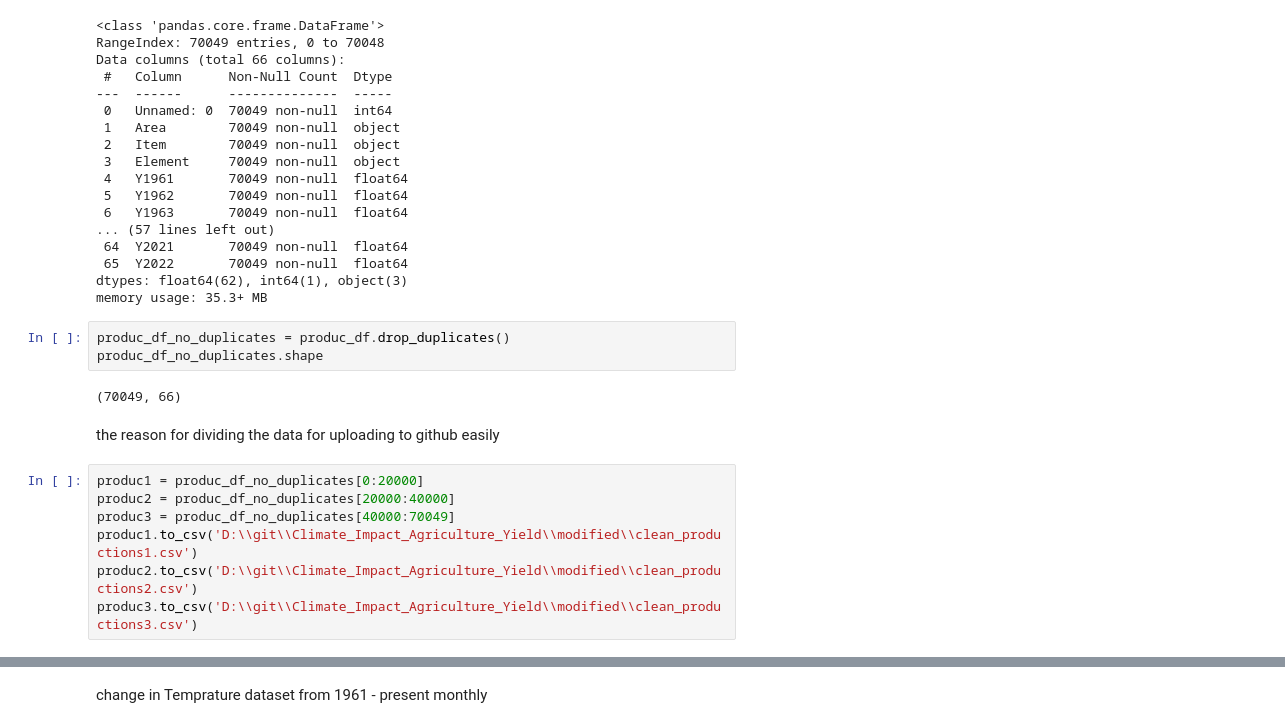
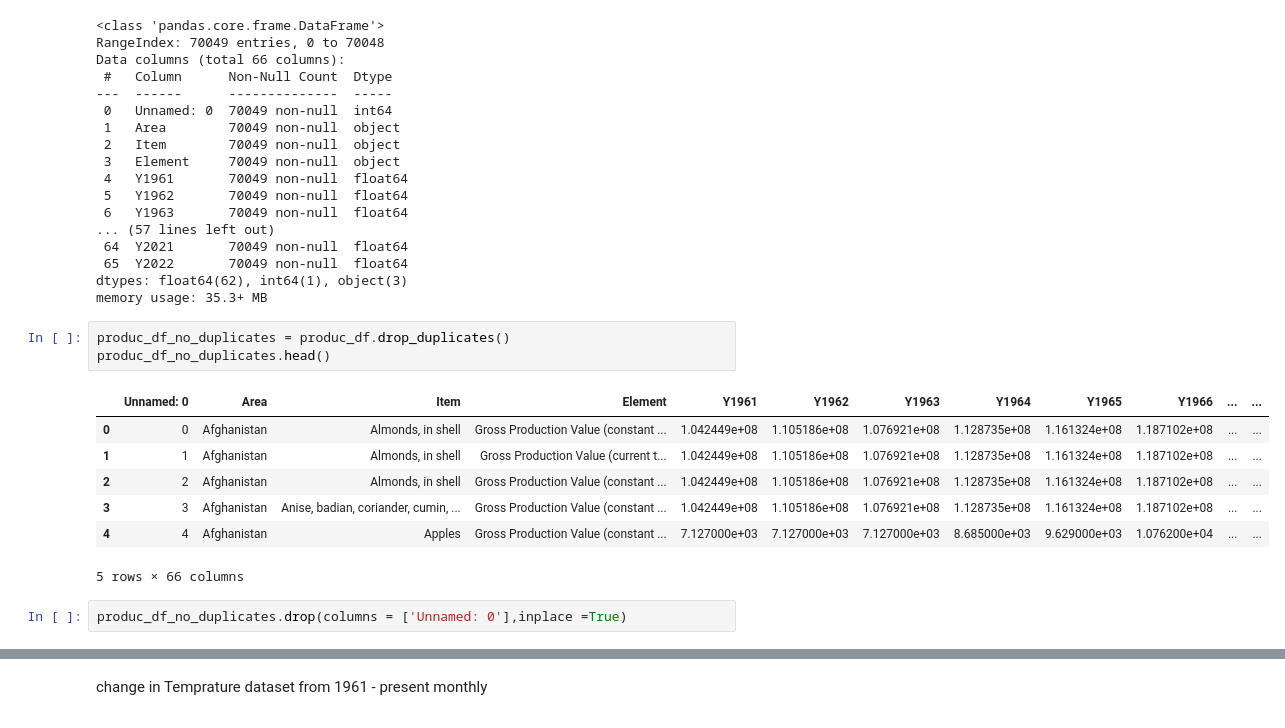
Before and after one commit to aymanezz/Climate_Impact_Agriculture_Yield, a Jupyter notebook: notebooks/loading_clean.ipynb, the cells around one changed output, grey strips where cells are left out. Cells and saved outputs as stored; diff of their text form.

Commit message:
modify cleaning Data

```diff
--- a/notebooks/loading_clean.ipynb
+++ b/notebooks/loading_clean.ipynb
@@ -77,15 +77,14 @@ dtypes: float64(62), int64(1), object(3)
 memory usage: 35.3+ MB
 # %%
 produc_df_no_duplicates = produc_df.drop_duplicates()
-produc_df_no_duplicates.shape
+produc_df_no_duplicates.head()
 # %% [output]
+|  | Unnamed: 0 | Area | Item | Element | Y1961 | Y1962 | Y1963 | Y1964 | Y1965 | Y1966 | ... | ... |
+| 0 | 0 | Afghanistan | Almonds, in shell | Gross Production Value (constant ... | 1.042449e+08 | 1.105186e+08 | 1.076921e+08 | 1.128735e+08 | 1.161324e+08 | 1.187102e+08 | ... | ... |
+| 1 | 1 | Afghanistan | Almonds, in shell | Gross Production Value (current t... | 1.042449e+08 | 1.105186e+08 | 1.076921e+08 | 1.128735e+08 | 1.161324e+08 | 1.187102e+08 | ... | ... |
+| 2 | 2 | Afghanistan | Almonds, in shell | Gross Production Value (constant ... | 1.042449e+08 | 1.105186e+08 | 1.076921e+08 | 1.128735e+08 | 1.161324e+08 | 1.187102e+08 | ... | ... |
+| 3 | 3 | Afghanistan | Anise, badian, coriander, cumin, ... | Gross Production Value (constant ... | 1.042449e+08 | 1.105186e+08 | 1.076921e+08 | 1.128735e+08 | 1.161324e+08 | 1.187102e+08 | ... | ... |
+| 4 | 4 | Afghanistan | Apples | Gross Production Value (constant ... | 7.127000e+03 | 7.127000e+03 | 7.127000e+03 | 8.685000e+03 | 9.629000e+03 | 1.076200e+04 | ... | ... |
-(70049, 66)
+5 rows × 66 columns
-# %% [markdown]
-the reason for dividing the data for uploading to github easily
-# %%
-produc1 = produc_df_no_duplicates[0:20000]
-produc2 = produc_df_no_duplicates[20000:40000]
-produc3 = produc_df_no_duplicates[40000:70049]
-produc1.to_csv('D:\\git\\Climate_Impact_Agriculture_Yield\\modified\\clean_productions1.csv')
-produc2.to_csv('D:\\git\\Climate_Impact_Agriculture_Yield\\modified\\clean_productions2.csv')
-produc3.to_csv('D:\\git\\Climate_Impact_Agriculture_Yield\\modified\\clean_productions3.csv')
+# %%
+produc_df_no_duplicates.drop(columns = ['Unnamed: 0'],inplace =True)
```
Also changed, not shown: parts of 47 cells of this notebook, 15 other files.
